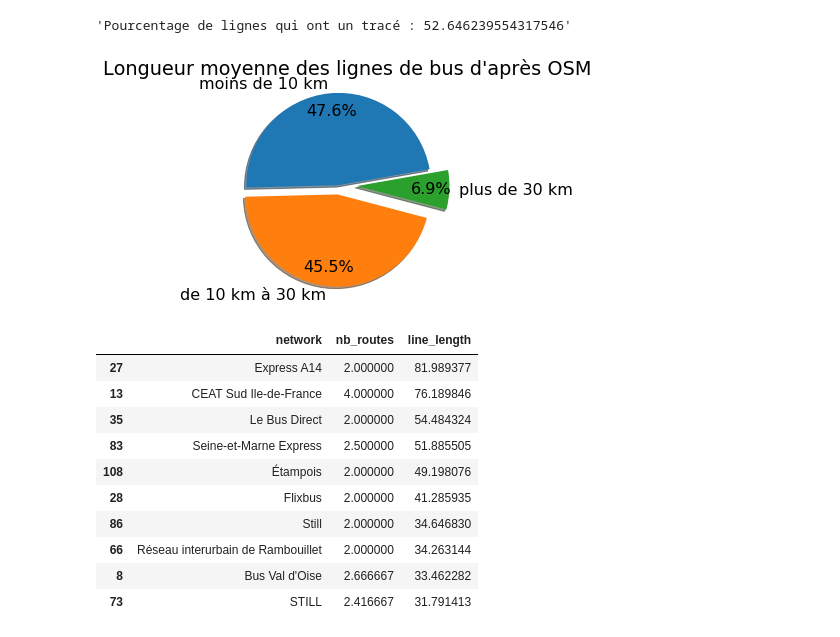
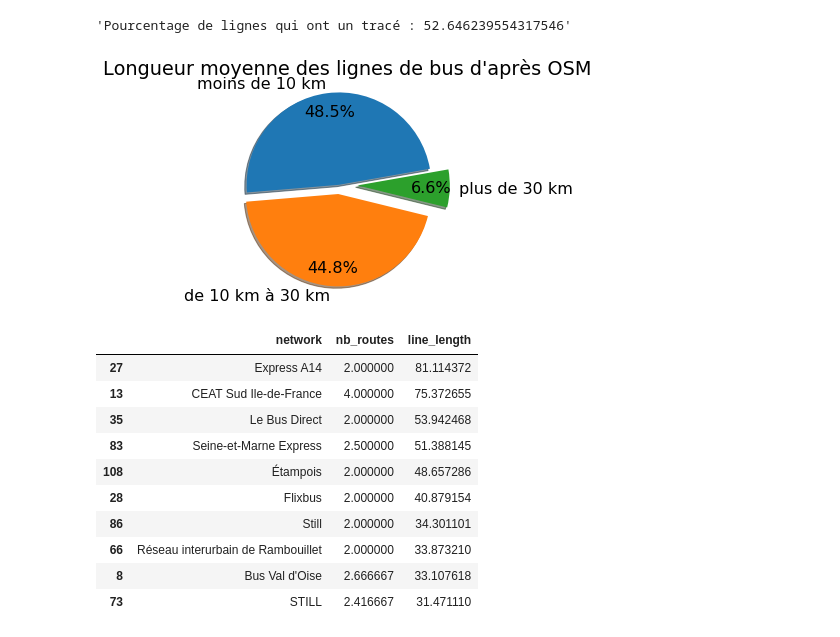
Before and after one commit to Jungle-Bus/ref-fr-STIF, a Jupyter notebook: audit_routepoints/audit_idf_tracés_lignes.ipynb, the cells around one changed output. Cells and saved outputs as stored; diff of their text form; code cells hidden in the pictures.

```diff
--- a/audit_routepoints/audit_idf_tracés_lignes.ipynb
+++ b/audit_routepoints/audit_idf_tracés_lignes.ipynb
@@ -29,12 +29,12 @@ tt = pd.DataFrame(osm_line_route.groupby('line_id').count()).reset_index()
 tt.rename(columns={'route_id': 'nb_routes'}, inplace=True)
 result = pd.merge(osm_lines,tt, on='line_id')
 
-osm_lines = result[['line_id', 'name', 'nb_routes','code', 'colour', 'operator', 'network','shape']]
+osm_lines = result[['line_id', 'name', 'nb_routes','code', 'colour', 'operator', 'network','shape']].copy()
 # %%
 project = partial(
     pyproj.transform,
     pyproj.Proj(init='EPSG:4326'),
-    pyproj.Proj(init='EPSG:32633'))
+    pyproj.Proj(init='EPSG:2154'))
 
 def osm_shape_to_wkt(row):
     if pd.isna(row['shape']):
@@ -53,7 +47,6 @@ See the caveats in the documentation: http://pandas.pydata.org/pandas-docs/stabl
 # %%
-crs = {'init': 'epsg:4326'}
-osm_lines_geo = geopandas.GeoDataFrame(osm_lines, crs=crs, geometry=osm_lines.geom)
+osm_lines_geo = geopandas.GeoDataFrame(osm_lines, geometry=osm_lines.geom)
 
 osm_lines_geo.head()
-osm_lines_geo.plot()
+#osm_lines_geo.plot()
 # %% [output]
@@ -89,27 +114,27 @@ tt = len(osm_lines_geo_ok) * 100.0 / len(gtfs_lines)
 # %% [output]
 'Pourcentage de lignes qui ont un tracé : 52.646239554317546'
 # %%
-network_count = len(osm_lines_geo_ok)
+lines_count = len(osm_lines_geo_ok)
 labels = 'moins de 10 km', 'de 10 km à 30 km', 'plus de 30 km'
 count_petit = len(osm_lines_geo_ok[osm_lines_geo_ok['line_length'] < 10])
 count_moyen = len(osm_lines_geo_ok[(osm_lines_geo_ok['line_length'] >= 10) & (osm_lines_geo_ok['line_length'] < 30 )])
 count_grand = len(osm_lines_geo_ok[osm_lines_geo_ok['line_length'] > 30])
 
-sizes = [count_petit/network_count * 100,
-         count_moyen/network_count * 100,
-         count_grand/network_count * 100]
+sizes = [count_petit/lines_count * 100,
+         count_moyen/lines_count * 100,
+         count_grand/lines_count * 100]
 explode = (0, 0.1, 0.2)
 
 fig1, ax1 = plt.subplots()
 plt.rcParams['font.size'] = 16
 
 ax1.set_title("Longueur moyenne des lignes de bus d'après OSM")
 ax1.pie(sizes, explode=explode, labels=labels, autopct='%1.1f%%',
         shadow=True, startangle=10, pctdistance=0.8)
 ax1.axis('equal')
 plt.savefig(os.path.join(out_folder,'21_longueur_moyenne_lignes.png'), bbox_inches='tight')
 # %% [output]
-[figure, old version]
+[figure, new version]
 # %%
 #difficile d'estimer la qualité du résultat,
 #mais si on regroupe par réseau, on retrouve bien les réseaux urbains vs les réseaux longues distances
@@ -125,13 +150,13 @@ osm_networks.head(10)
 # ou longue distance (Réseau Interurbain de Rambouillet, Le Bus Direct)
 # %% [output]
 |  | network | nb_routes | line_length |
-| 27 | Express A14 | 2.000000 | 81.989377 |
-| 13 | CEAT Sud Ile-de-France | 4.000000 | 76.189846 |
-| 35 | Le Bus Direct | 2.000000 | 54.484324 |
-| 83 | Seine-et-Marne Express | 2.500000 | 51.885505 |
-| 108 | Étampois | 2.000000 | 49.198076 |
-| 28 | Flixbus | 2.000000 | 41.285935 |
-| 86 | Still | 2.000000 | 34.646830 |
-| 66 | Réseau interurbain de Rambouillet | 2.000000 | 34.263144 |
-| 8 | Bus Val d'Oise | 2.666667 | 33.462282 |
-| 73 | STILL | 2.416667 | 31.791413 |
+| 27 | Express A14 | 2.000000 | 81.114372 |
+| 13 | CEAT Sud Ile-de-France | 4.000000 | 75.372655 |
+| 35 | Le Bus Direct | 2.000000 | 53.942468 |
+| 83 | Seine-et-Marne Express | 2.500000 | 51.388145 |
+| 108 | Étampois | 2.000000 | 48.657286 |
+| 28 | Flixbus | 2.000000 | 40.879154 |
+| 86 | Still | 2.000000 | 34.301101 |
+| 66 | Réseau interurbain de Rambouillet | 2.000000 | 33.873210 |
+| 8 | Bus Val d'Oise | 2.666667 | 33.107618 |
+| 73 | STILL | 2.416667 | 31.471110 |
```
Also changed, not shown: parts of 4 cells of this notebook, 1 other file.
